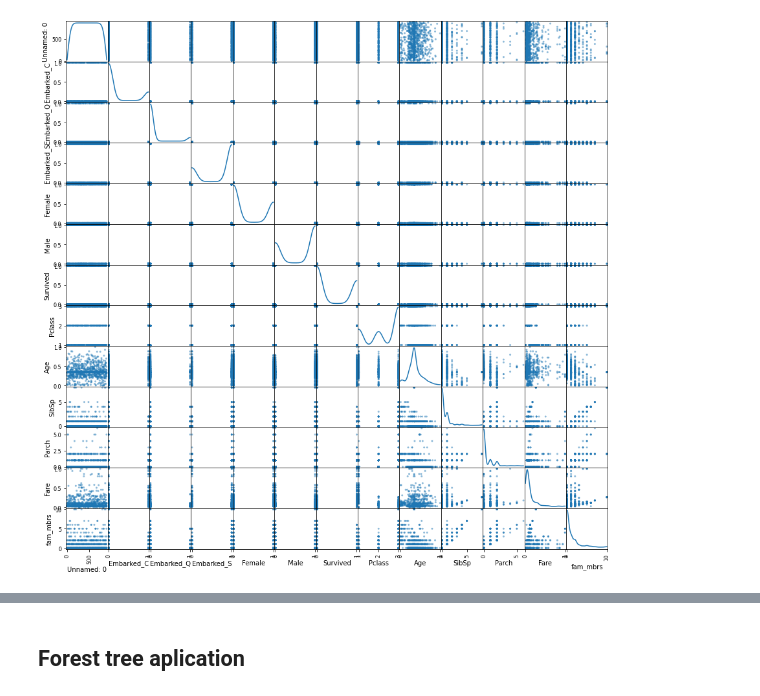
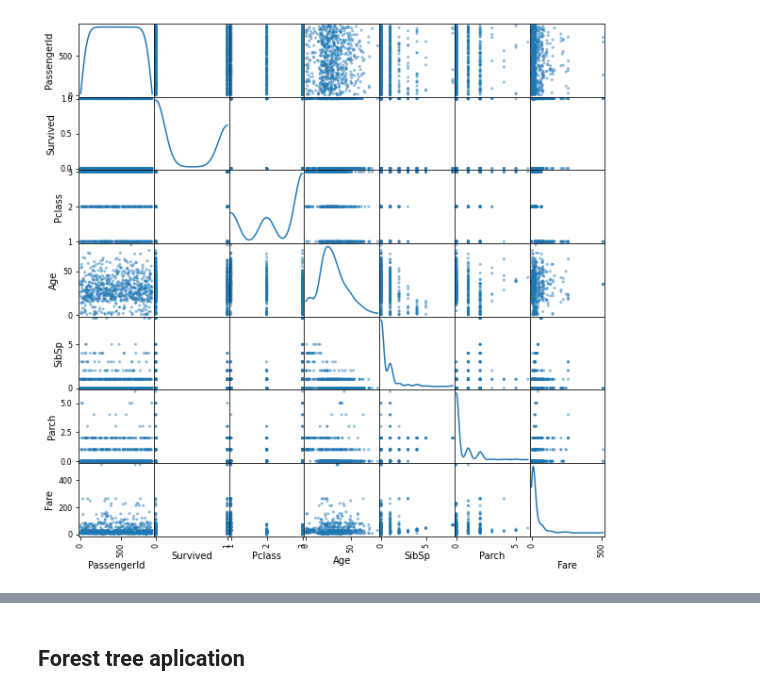
Before and after one commit to lusilve44/Random-Forest-Project, a Jupyter notebook: src/explore.ipynb, the cells around one changed output, grey strips where cells are left out. Cells and saved outputs as stored; diff of their text form; code cells hidden in the pictures.

```diff
--- a/src/explore.ipynb
+++ b/src/explore.ipynb
@@ -10,6 +30,5 @@ from sklearn.preprocessing import MinMaxScaler
 from sklearn.model_selection import train_test_split
 from sklearn.metrics import mean_squared_error, r2_score
 # %%
-df = pd.read_csv("https://raw.githubusercontent.com/4GeeksAcademy/machine-learning-content/master/assets/clean_titanic_train.csv")
-#The dataset is already clean
+df_raw = pd.read_csv("https://raw.githubusercontent.com/4GeeksAcademy/random-forest-project-tutorial/main/titanic_train.csv")
 # %%
@@ -90,5 +108,5 @@ plt.show()
 # %%
-pd.plotting.scatter_matrix(df, diagonal='kde', figsize=(15,15))
+pd.plotting.scatter_matrix(df_raw, diagonal='kde', figsize=(10,10))
 plt.show()
 # %% [output]
-[figure, old version]
+[figure, new version]
```
Also changed, not shown: parts of 21 cells of this notebook.
